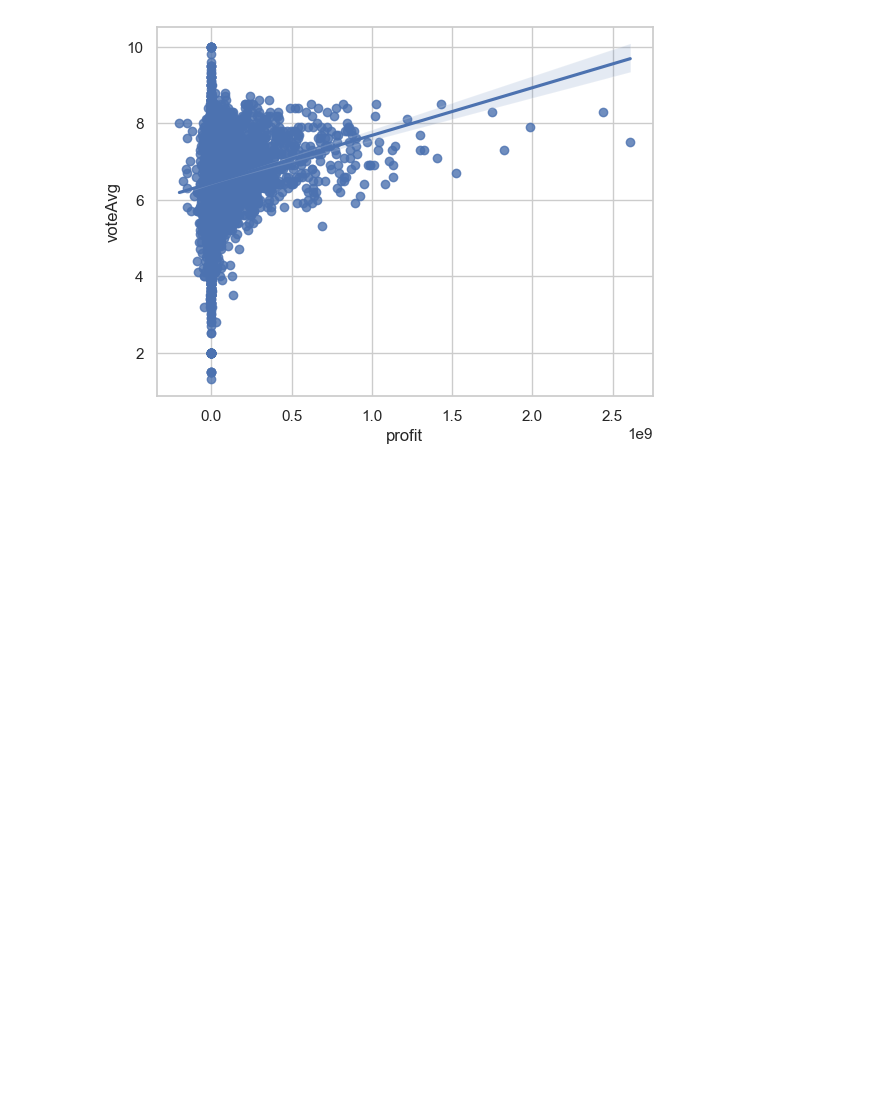
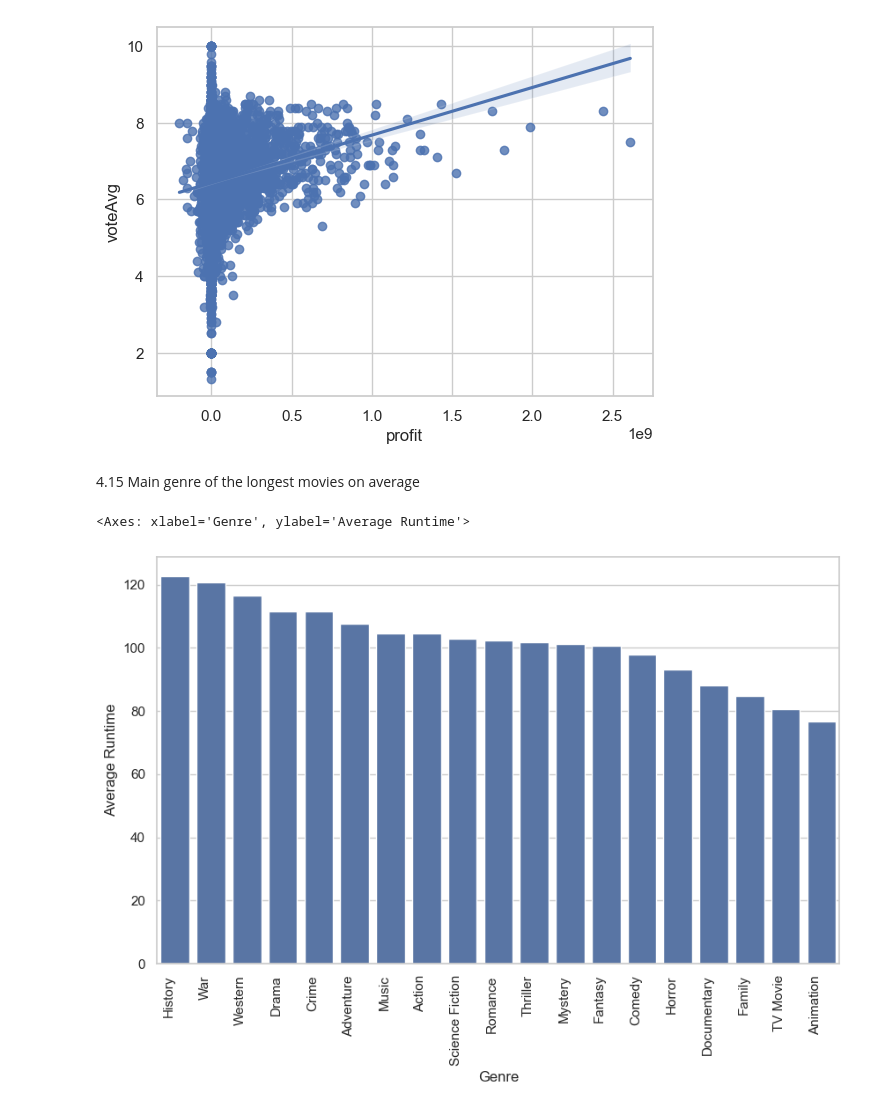
Before and after one commit to Andrea-gt/dm-hw-eda, a Jupyter notebook: answerSheet.ipynb, the cells around one changed output. Drawn from its saved outputs; the diff is of its cells as text; code cells hidden in the pictures; blank space fills up the shorter version.

```diff
--- a/answerSheet.ipynb
+++ b/answerSheet.ipynb
@@ -302,7 +302,7 @@ Top Movie With Lowest Vote Avg.
 4.6 Genre of the 20 most recent movies and genre that predominates in the entire dataset
 # %%
 # Select only the 'title', 'genres' and 'releaseDate' columns and get the first entry of the 'genres' list
-genresDF = movies_df[['title', 'genres', 'releaseDate']]
+genresDF = movies_df[['title', 'genres', 'releaseDate', 'runtime']]
 genresDF['genres'] = genresDF['genres'].str.split('|', expand=True)[0]
 
 # Table formatting
@@ -431,3 +431,17 @@ sns.regplot(movies_df[['profit', 'voteAvg']], x="profit", y="voteAvg")
 Pearson correlation coefficient:  0.1570913794231146
 <Axes: xlabel='profit', ylabel='voteAvg'>
 [figure]
+# %% [markdown]
+4.15 Main genre of the longest movies on average
+# %%
+# Pyplot settings
+plt.figure(figsize=(10, 6))
+plt.xlabel('Genre')
+plt.ylabel('Average Runtime')
+plt.xticks(rotation=90, ha='right')
+
+# Seaborn barplot of 'genres' and 'runtime' columns
+sns.barplot(genresDF.groupby(['genres'])['runtime'].mean().sort_values(ascending=False))
+# %% [output]
+<Axes: xlabel='Genre', ylabel='Average Runtime'>
+[figure, added]
```
Also changed, not shown: parts of 13 cells of this notebook.
